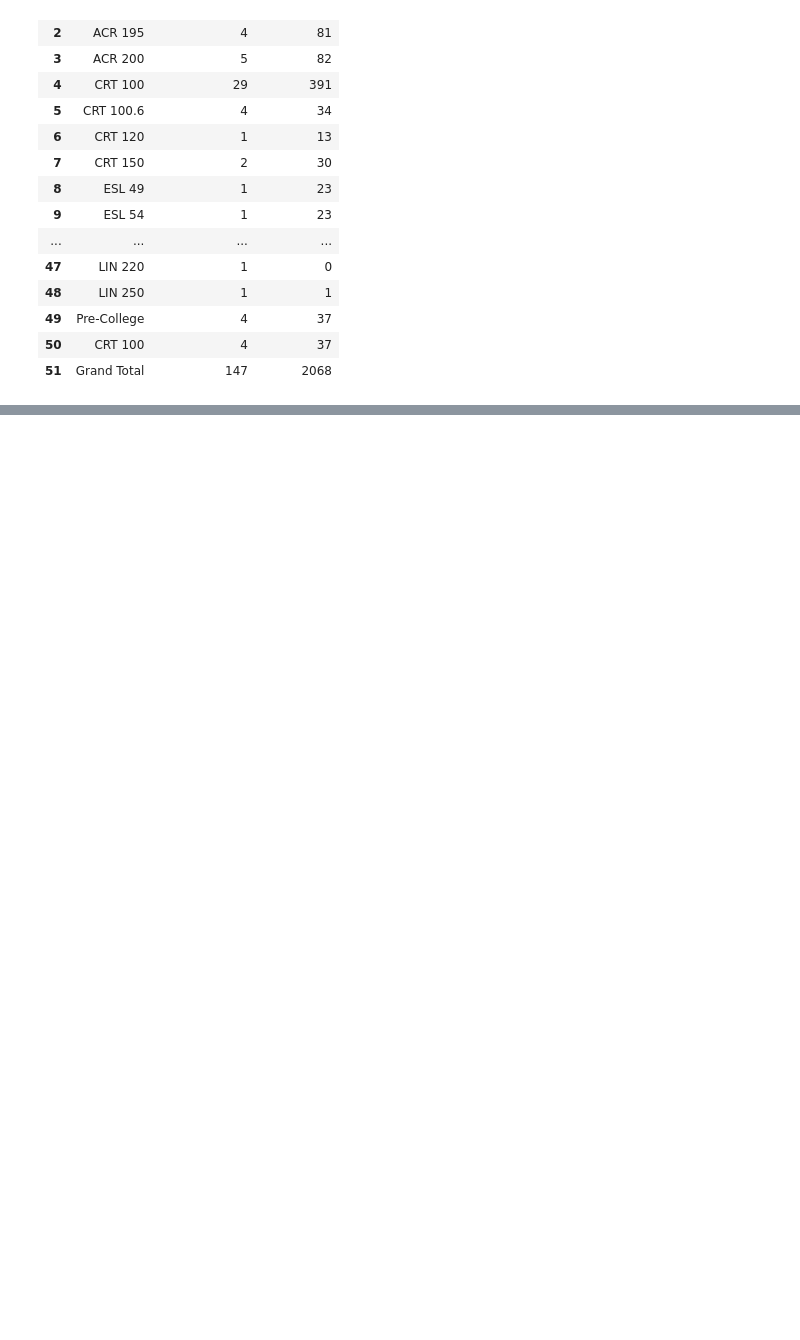
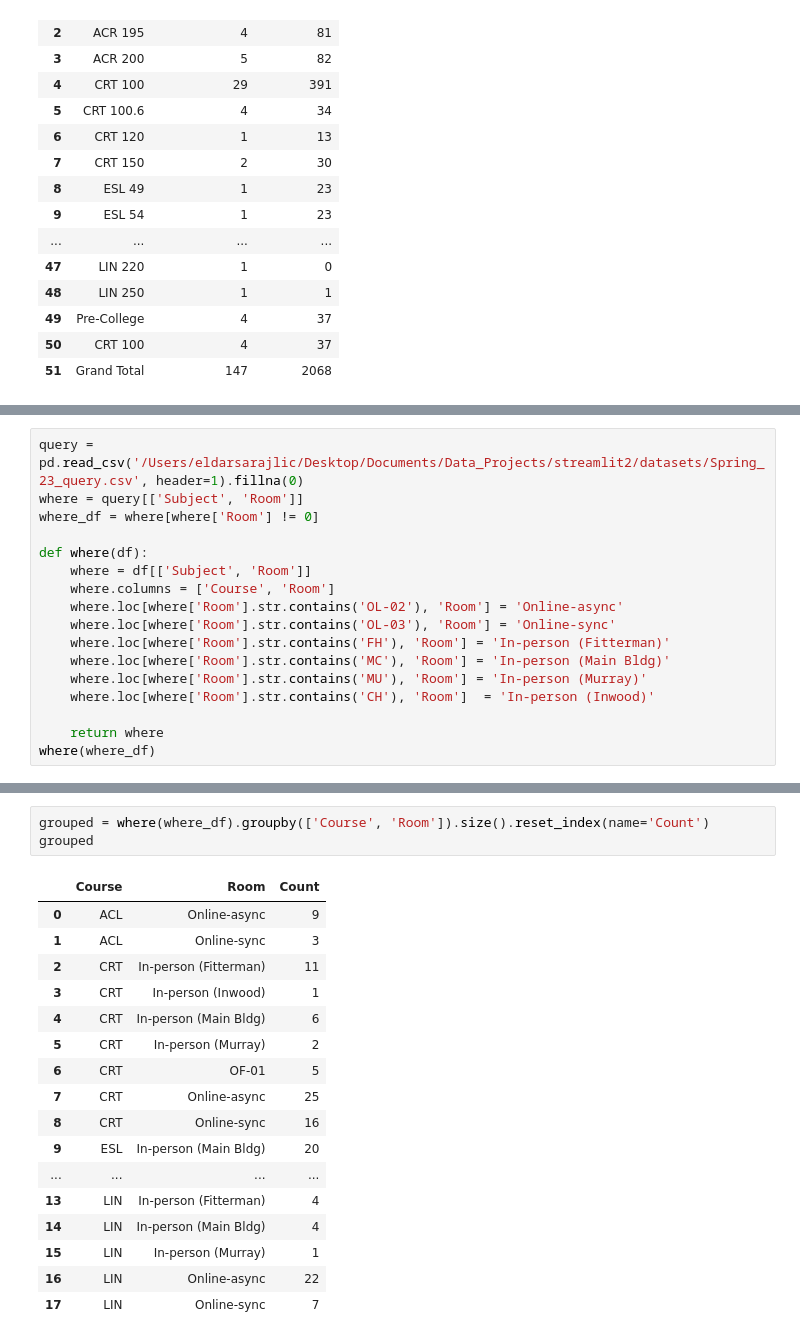
Before and after one commit to eldarsaraj/EnrollMetrics, a Jupyter notebook: worksheet.ipynb, the cells around one changed output, grey strips where cells are left out. Drawn from its saved outputs; the diff is of its cells as text; blank space fills up the shorter version.

```diff
--- a/worksheet.ipynb
+++ b/worksheet.ipynb
@@ -524,0 +852,17 @@ fall_22.drop(columns=['Unnamed: 0'])
+# %%
+query = pd.read_csv('/Users/eldarsarajlic/Desktop/Documents/Data_Projects/streamlit2/datasets/Spring_23_query.csv', header=1).fillna(0)
+where = query[['Subject', 'Room']]
+where_df = where[where['Room'] != 0]
+
+def where(df):
+    where = df[['Subject', 'Room']]
+    where.columns = ['Course', 'Room']
+    where.loc[where['Room'].str.contains('OL-02'), 'Room'] = 'Online-async'
+    where.loc[where['Room'].str.contains('OL-03'), 'Room'] = 'Online-sync'
+    where.loc[where['Room'].str.contains('FH'), 'Room'] = 'In-person (Fitterman)'
+    where.loc[where['Room'].str.contains('MC'), 'Room'] = 'In-person (Main Bldg)'
+    where.loc[where['Room'].str.contains('MU'), 'Room'] = 'In-person (Murray)'
+    where.loc[where['Room'].str.contains('CH'), 'Room']  = 'In-person (Inwood)'
+
+    return where
+where(where_df)
@@ -524,0 +883,21 @@ fall_22.drop(columns=['Unnamed: 0'])
+# %%
+grouped = where(where_df).groupby(['Course', 'Room']).size().reset_index(name='Count')
+grouped
+# %% [output]
+|  | Course | Room | Count |
+| 0 | ACL | Online-async | 9 |
+| 1 | ACL | Online-sync | 3 |
+| 2 | CRT | In-person (Fitterman) | 11 |
+| 3 | CRT | In-person (Inwood) | 1 |
+| 4 | CRT | In-person (Main Bldg) | 6 |
+| 5 | CRT | In-person (Murray) | 2 |
+| 6 | CRT | OF-01 | 5 |
+| 7 | CRT | Online-async | 25 |
+| 8 | CRT | Online-sync | 16 |
+| 9 | ESL | In-person (Main Bldg) | 20 |
+| ... | ... | ... | ... |
+| 13 | LIN | In-person (Fitterman) | 4 |
+| 14 | LIN | In-person (Main Bldg) | 4 |
+| 15 | LIN | In-person (Murray) | 1 |
+| 16 | LIN | Online-async | 22 |
+| 17 | LIN | Online-sync | 7 |
```
Also changed, not shown: parts of 25 cells of this notebook, 17 other files.
